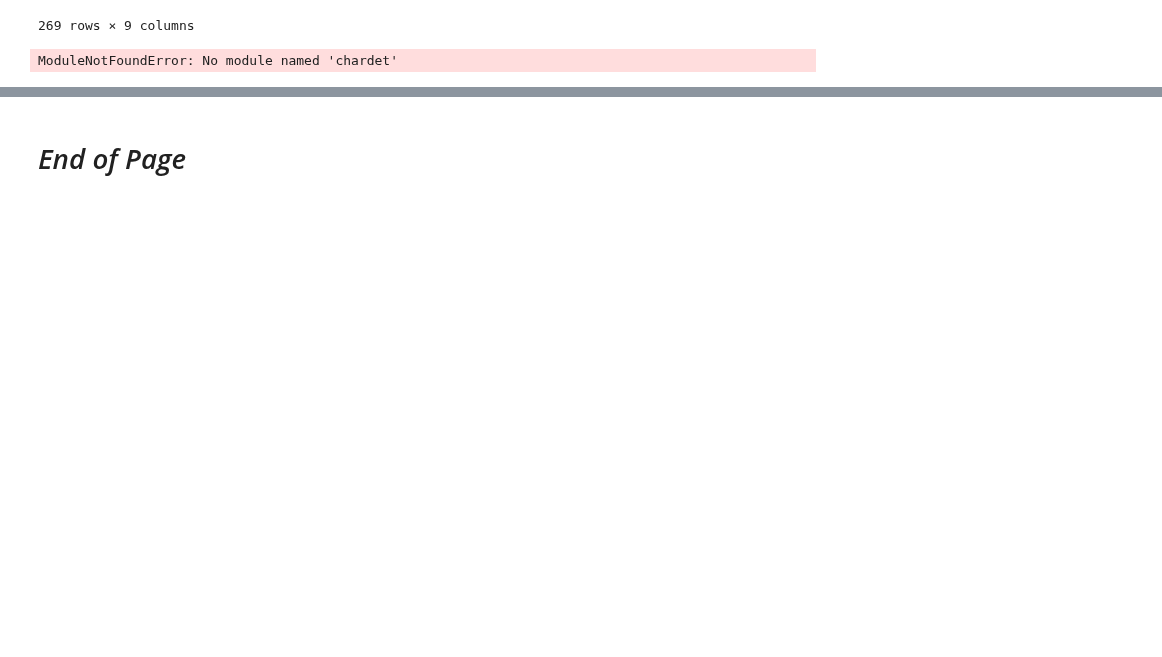
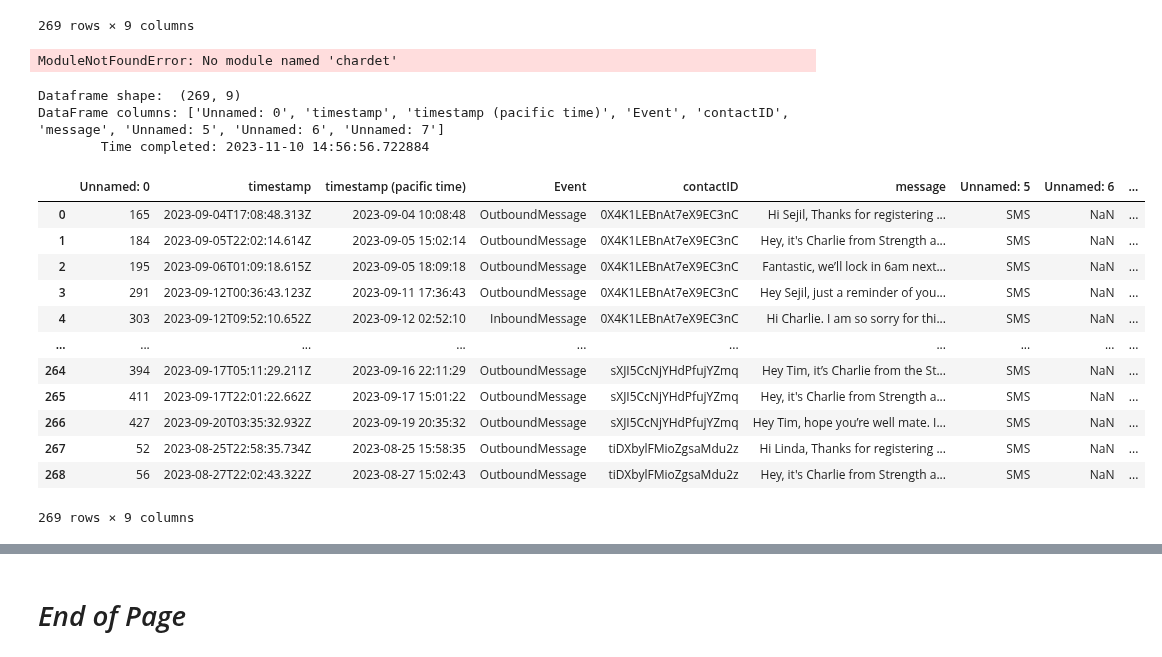
Before and after one commit to silvhua/crm-chatbot, a Jupyter notebook: notebooks/2023-10-21 create SAM Lab RAG docs.ipynb, the cells around one changed output, grey strips where cells are left out. Cells and saved outputs as stored; diff of their text form; code cells hidden in the pictures; blank space fills up the shorter version.

```diff
--- a/notebooks/2023-10-21 create SAM Lab RAG docs.ipynb
+++ b/notebooks/2023-10-21 create SAM Lab RAG docs.ipynb
@@ -493,3 +495,23 @@ with open('../data/raw/new_contact_messages_2023-11-10_0953_trimmed.xlsx', 'rb')
 result
 # %% [output]
 ModuleNotFoundError: No module named 'chardet'
+# %%
+
+load_csv('new_contact_messages_2023-11-10_0953_excel_csv.csv', filepath)
+# %% [output]
+Dataframe shape:  (269, 9)
+DataFrame columns: ['Unnamed: 0', 'timestamp', 'timestamp (pacific time)', 'Event', 'contactID', 'message', 'Unnamed: 5', 'Unnamed: 6', 'Unnamed: 7']
+        Time completed: 2023-11-10 14:56:56.722884
+|  | Unnamed: 0 | timestamp | timestamp (pacific time) | Event | contactID | message | Unnamed: 5 | Unnamed: 6 | ... |
+| 0 | 165 | 2023-09-04T17:08:48.313Z | 2023-09-04 10:08:48 | OutboundMessage | 0X4K1LEBnAt7eX9EC3nC | Hi Sejil, Thanks for registering ... | SMS | NaN | ... |
+| 1 | 184 | 2023-09-05T22:02:14.614Z | 2023-09-05 15:02:14 | OutboundMessage | 0X4K1LEBnAt7eX9EC3nC | Hey, it's Charlie from Strength a... | SMS | NaN | ... |
+| 2 | 195 | 2023-09-06T01:09:18.615Z | 2023-09-05 18:09:18 | OutboundMessage | 0X4K1LEBnAt7eX9EC3nC | Fantastic, we’ll lock in 6am next... | SMS | NaN | ... |
+| 3 | 291 | 2023-09-12T00:36:43.123Z | 2023-09-11 17:36:43 | OutboundMessage | 0X4K1LEBnAt7eX9EC3nC | Hey Sejil, just a reminder of you... | SMS | NaN | ... |
+| 4 | 303 | 2023-09-12T09:52:10.652Z | 2023-09-12 02:52:10 | InboundMessage | 0X4K1LEBnAt7eX9EC3nC | Hi Charlie. I am so sorry for thi... | SMS | NaN | ... |
+| ... | ... | ... | ... | ... | ... | ... | ... | ... | ... |
+| 264 | 394 | 2023-09-17T05:11:29.211Z | 2023-09-16 22:11:29 | OutboundMessage | sXJI5CcNjYHdPfujYZmq | Hey Tim, it’s Charlie from the St... | SMS | NaN | ... |
+| 265 | 411 | 2023-09-17T22:01:22.662Z | 2023-09-17 15:01:22 | OutboundMessage | sXJI5CcNjYHdPfujYZmq | Hey, it's Charlie from Strength a... | SMS | NaN | ... |
+| 266 | 427 | 2023-09-20T03:35:32.932Z | 2023-09-19 20:35:32 | OutboundMessage | sXJI5CcNjYHdPfujYZmq | Hey Tim, hope you’re well mate. I... | SMS | NaN | ... |
+| 267 | 52 | 2023-08-25T22:58:35.734Z | 2023-08-25 15:58:35 | OutboundMessage | tiDXbylFMioZgsaMdu2z | Hi Linda, Thanks for registering ... | SMS | NaN | ... |
+| 268 | 56 | 2023-08-27T22:02:43.322Z | 2023-08-27 15:02:43 | OutboundMessage | tiDXbylFMioZgsaMdu2z | Hey, it's Charlie from Strength a... | SMS | NaN | ... |
+269 rows × 9 columns
```
Also changed, not shown: parts of 6 cells of this notebook.
